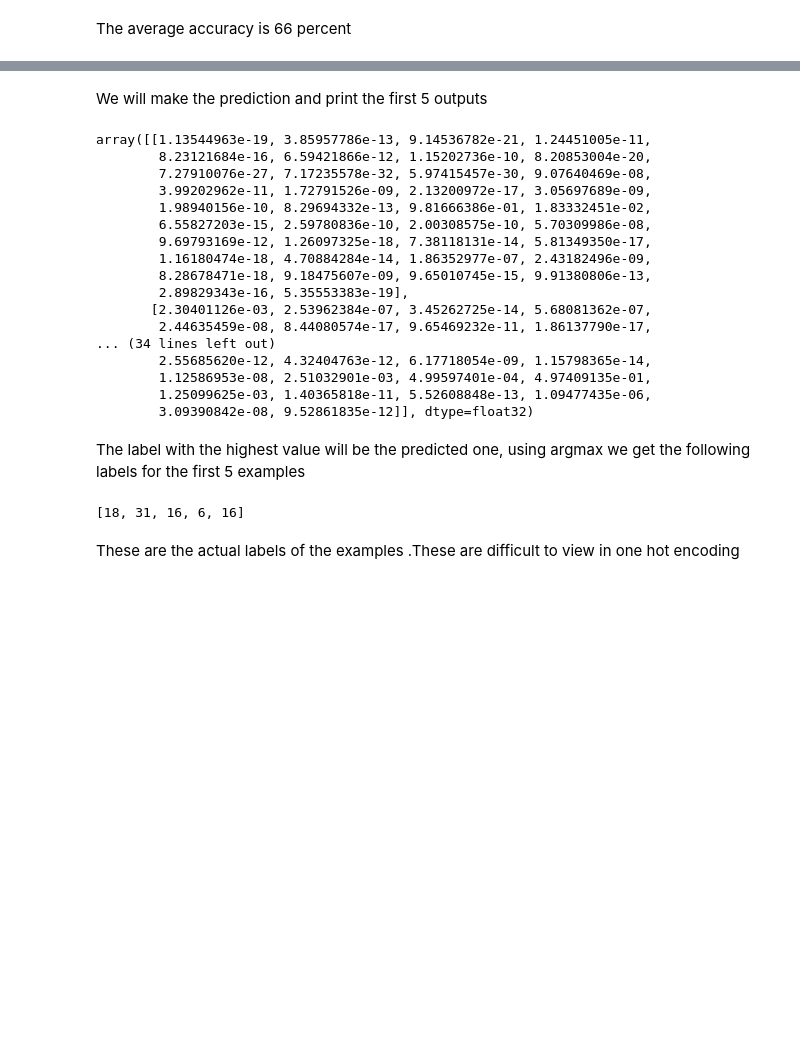
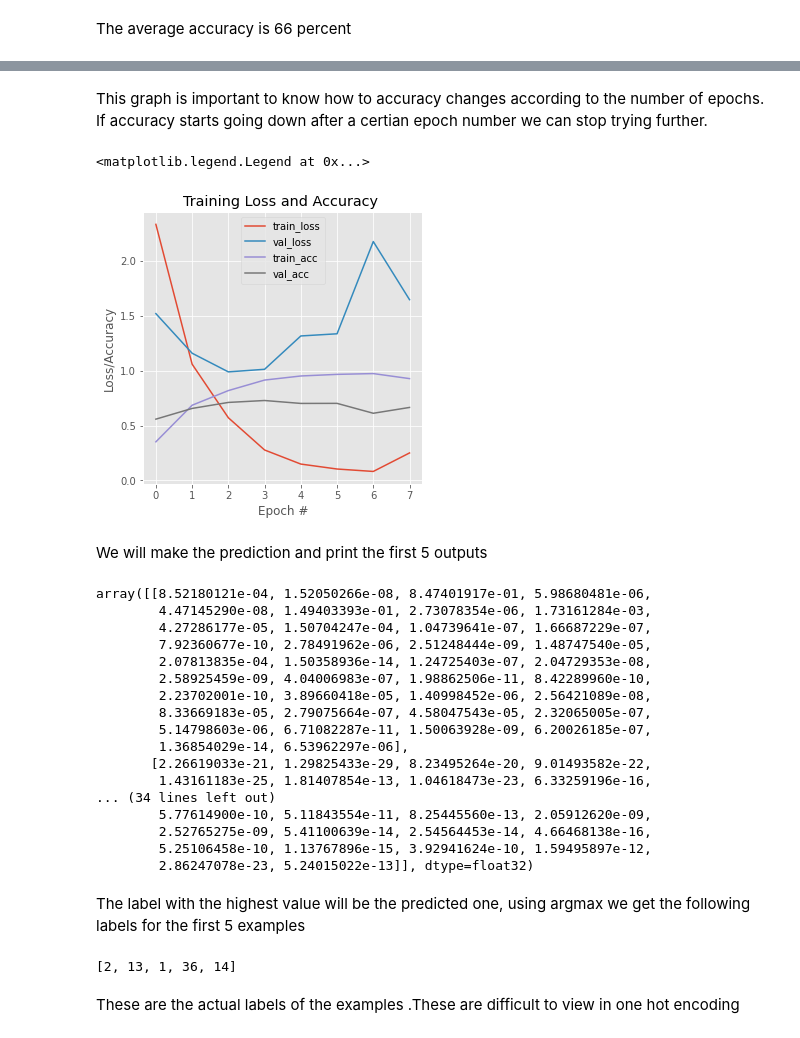
Before and after one commit to manaswitasolanki/leaf-disease-detection, a Jupyter notebook: plant_disease_prediction.ipynb, the cells around one changed output, grey strips where cells are left out. Saved outputs shown, nothing was run; the diff lists cells and outputs as text; code cells hidden in the pictures; blank space fills up the shorter version.

```diff
--- a/plant_disease_prediction.ipynb
+++ b/plant_disease_prediction.ipynb
@@ -281,5 +279,5 @@ True
 # %% [markdown]
 Finally training the model . It took around 30 mins for this to run.A higher batch size will take less time but the accuracy will be lower so went with 16
 # %%
-hist = cnn.fit(X_train, y_train, batch_size=16, epochs=10, verbose=1, validation_data=(X_test, y_test))
+h = cnn.fit(X_train, y_train, batch_size=16, epochs=8, verbose=1, validation_data=(X_test, y_test))
 # %% [output]
@@ -313,33 +307,51 @@ cnn.evaluate(X_test,y_test)
+# %% [markdown]
+This graph is important to know how to accuracy changes according to the number of epochs. If accuracy starts going down after a certian epoch number we can stop trying further.
+# %%
+import matplotlib.pyplot as plt
+N = np.arange(0, 8)
+plt.style.use("ggplot")
+plt.figure(figsize=(5,5))
+plt.plot(N, h.history["loss"], label="train_loss")
+plt.plot(N, h.history["val_loss"], label="val_loss")
+plt.plot(N, h.history["accuracy"], label="train_acc")
+plt.plot(N, h.history["val_accuracy"], label="val_acc")
+plt.title("Training Loss and Accuracy ")
+plt.xlabel("Epoch #")
+plt.ylabel("Loss/Accuracy")
+plt.legend()
+# %% [output]
+<matplotlib.legend.Legend at 0x...>
+[figure, added]
 # %% [markdown]
 We will make the prediction and print the first 5 outputs
 # %%
 y_pred = cnn.predict(X_test)
 y_pred[:5]
 # %% [output]
-array([[1.13544963e-19, 3.85957786e-13, 9.14536782e-21, 1.24451005e-11,
-        8.23121684e-16, 6.59421866e-12, 1.15202736e-10, 8.20853004e-20,
-        7.27910076e-27, 7.17235578e-32, 5.97415457e-30, 9.07640469e-08,
-        3.99202962e-11, 1.72791526e-09, 2.13200972e-17, 3.05697689e-09,
-        1.98940156e-10, 8.29694332e-13, 9.81666386e-01, 1.83332451e-02,
-        6.55827203e-15, 2.59780836e-10, 2.00308575e-10, 5.70309986e-08,
-        9.69793169e-12, 1.26097325e-18, 7.38118131e-14, 5.81349350e-17,
-        1.16180474e-18, 4.70884284e-14, 1.86352977e-07, 2.43182496e-09,
-        8.28678471e-18, 9.18475607e-09, 9.65010745e-15, 9.91380806e-13,
-        2.89829343e-16, 5.35553383e-19],
-       [2.30401126e-03, 2.53962384e-07, 3.45262725e-14, 5.68081362e-07,
-        2.44635459e-08, 8.44080574e-17, 9.65469232e-11, 1.86137790e-17,
+array([[8.52180121e-04, 1.52050266e-08, 8.47401917e-01, 5.98680481e-06,
+        4.47145290e-08, 1.49403393e-01, 2.73078354e-06, 1.73161284e-03,
+        4.27286177e-05, 1.50704247e-04, 1.04739641e-07, 1.66687229e-07,
+        7.92360677e-10, 2.78491962e-06, 2.51248444e-09, 1.48747540e-05,
+        2.07813835e-04, 1.50358936e-14, 1.24725403e-07, 2.04729353e-08,
+        2.58925459e-09, 4.04006983e-07, 1.98862506e-11, 8.42289960e-10,
+        2.23702001e-10, 3.89660418e-05, 1.40998452e-06, 2.56421089e-08,
+        8.33669183e-05, 2.79075664e-07, 4.58047543e-05, 2.32065005e-07,
+        5.14798603e-06, 6.71082287e-11, 1.50063928e-09, 6.20026185e-07,
+        1.36854029e-14, 6.53962297e-06],
+       [2.26619033e-21, 1.29825433e-29, 8.23495264e-20, 9.01493582e-22,
+        1.43161183e-25, 1.81407854e-13, 1.04618473e-23, 6.33259196e-16,
 ... (34 lines left out)
-        2.55685620e-12, 4.32404763e-12, 6.17718054e-09, 1.15798365e-14,
-        1.12586953e-08, 2.51032901e-03, 4.99597401e-04, 4.97409135e-01,
-        1.25099625e-03, 1.40365818e-11, 5.52608848e-13, 1.09477435e-06,
-        3.09390842e-08, 9.52861835e-12]], dtype=float32)
+        5.77614900e-10, 5.11843554e-11, 8.25445560e-13, 2.05912620e-09,
+        2.52765275e-09, 5.41100639e-14, 2.54564453e-14, 4.66468138e-16,
+        5.25106458e-10, 1.13767896e-15, 3.92941624e-10, 1.59495897e-12,
+        2.86247078e-23, 5.24015022e-13]], dtype=float32)
 # %% [markdown]
 The label with the highest value will be the predicted one, using argmax we get the following labels for the first 5 examples
 # %%
 y_classes = [np.argmax(element) for element in y_pred]
 y_classes[:5] #the classes we get as prediction
 # %% [output]
-[18, 31, 16, 6, 16]
+[2, 13, 1, 36, 14]
 # %% [markdown]
 These are the actual labels of the examples .These are difficult to view in one hot encoding
 # %%
```
Also changed, not shown: parts of 35 cells of this notebook.
